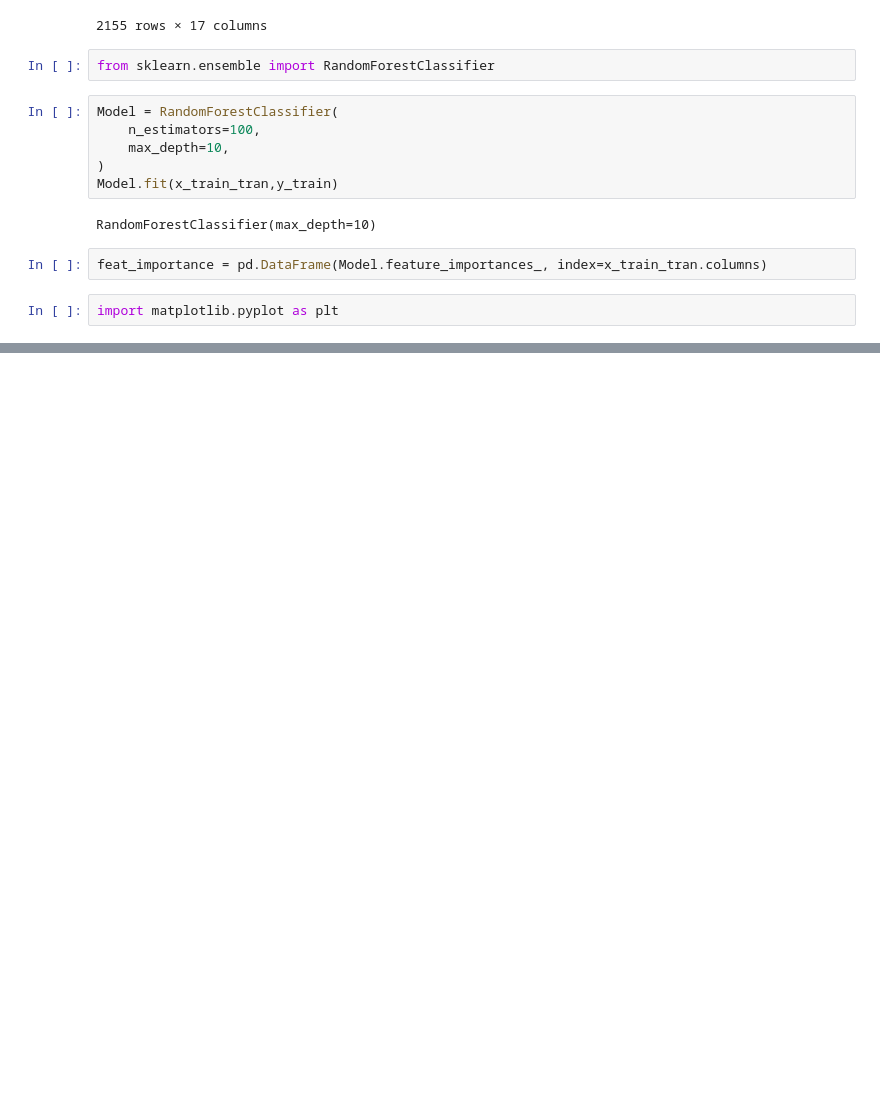
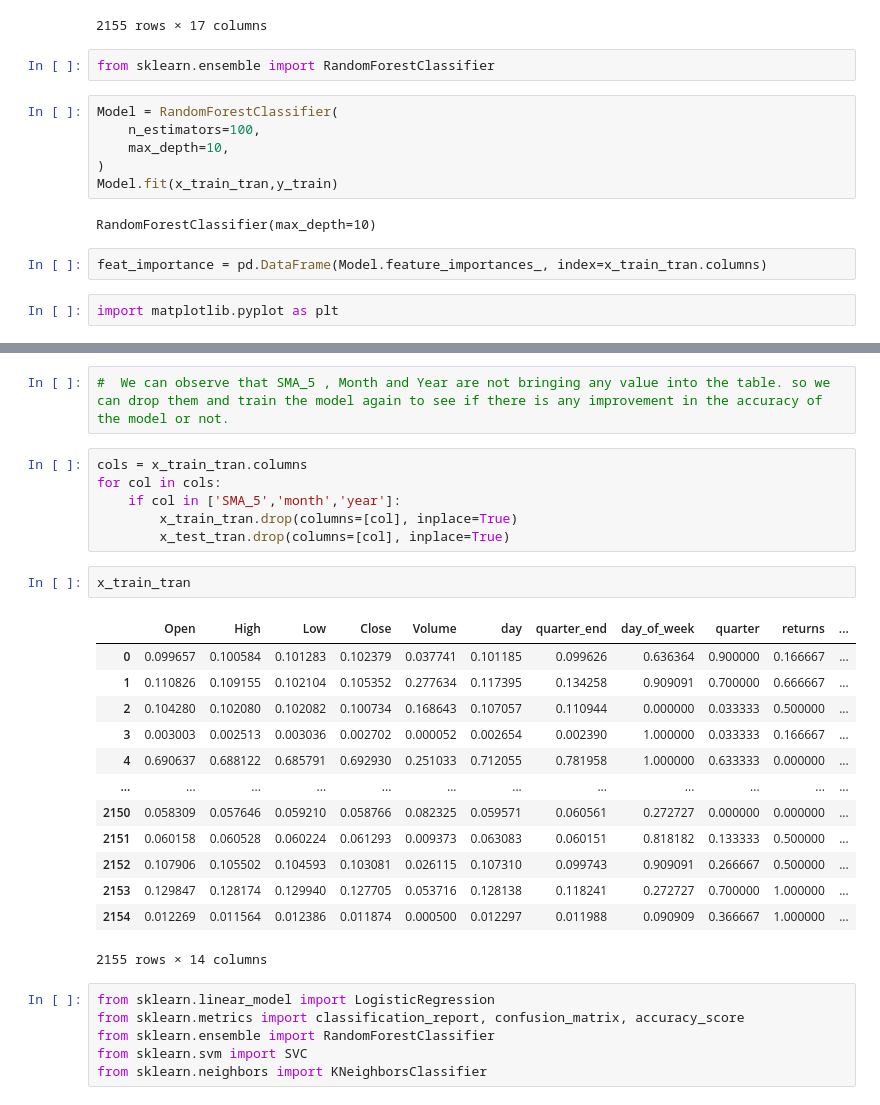
Before and after one commit to saaaaaaaaaaaaaad56/bitcoin-price-prediction, a Jupyter notebook: code.ipynb, the cells around one changed output, grey strips where cells are left out. Cells and saved outputs as stored; diff of their text form; blank space fills up the shorter version.

```diff
--- a/code.ipynb
+++ b/code.ipynb
@@ -534,0 +533,30 @@ plt.show()
+# %%
+#  We can observe that SMA_5 , Month and Year are not bringing any value into the table. so we can drop them and train the model again to see if there is any improvement in the accuracy of the model or not.
+# %%
+cols = x_train_tran.columns
+for col in cols:
+    if col in ['SMA_5','month','year']:
+        x_train_tran.drop(columns=[col], inplace=True)
+        x_test_tran.drop(columns=[col], inplace=True)
+# %%
+x_train_tran
+# %% [output]
+|  | Open | High | Low | Close | Volume | day | quarter_end | day_of_week | quarter | returns | ... |
+| 0 | 0.099657 | 0.100584 | 0.101283 | 0.102379 | 0.037741 | 0.101185 | 0.099626 | 0.636364 | 0.900000 | 0.166667 | ... |
+| 1 | 0.110826 | 0.109155 | 0.102104 | 0.105352 | 0.277634 | 0.117395 | 0.134258 | 0.909091 | 0.700000 | 0.666667 | ... |
+| 2 | 0.104280 | 0.102080 | 0.102082 | 0.100734 | 0.168643 | 0.107057 | 0.110944 | 0.000000 | 0.033333 | 0.500000 | ... |
+| 3 | 0.003003 | 0.002513 | 0.003036 | 0.002702 | 0.000052 | 0.002654 | 0.002390 | 1.000000 | 0.033333 | 0.166667 | ... |
+| 4 | 0.690637 | 0.688122 | 0.685791 | 0.692930 | 0.251033 | 0.712055 | 0.781958 | 1.000000 | 0.633333 | 0.000000 | ... |
+| ... | ... | ... | ... | ... | ... | ... | ... | ... | ... | ... | ... |
+| 2150 | 0.058309 | 0.057646 | 0.059210 | 0.058766 | 0.082325 | 0.059571 | 0.060561 | 0.272727 | 0.000000 | 0.000000 | ... |
+| 2151 | 0.060158 | 0.060528 | 0.060224 | 0.061293 | 0.009373 | 0.063083 | 0.060151 | 0.818182 | 0.133333 | 0.500000 | ... |
+| 2152 | 0.107906 | 0.105502 | 0.104593 | 0.103081 | 0.026115 | 0.107310 | 0.099743 | 0.909091 | 0.266667 | 0.500000 | ... |
+| 2153 | 0.129847 | 0.128174 | 0.129940 | 0.127705 | 0.053716 | 0.128138 | 0.118241 | 0.272727 | 0.700000 | 1.000000 | ... |
+| 2154 | 0.012269 | 0.011564 | 0.012386 | 0.011874 | 0.000500 | 0.012297 | 0.011988 | 0.090909 | 0.366667 | 1.000000 | ... |
+2155 rows × 14 columns
+# %%
+from sklearn.linear_model import LogisticRegression
+from sklearn.metrics import classification_report, confusion_matrix, accuracy_score
+from sklearn.ensemble import RandomForestClassifier
+from sklearn.svm import SVC
+from sklearn.neighbors import KNeighborsClassifier
```
Also changed, not shown: parts of 4 cells of this notebook.
